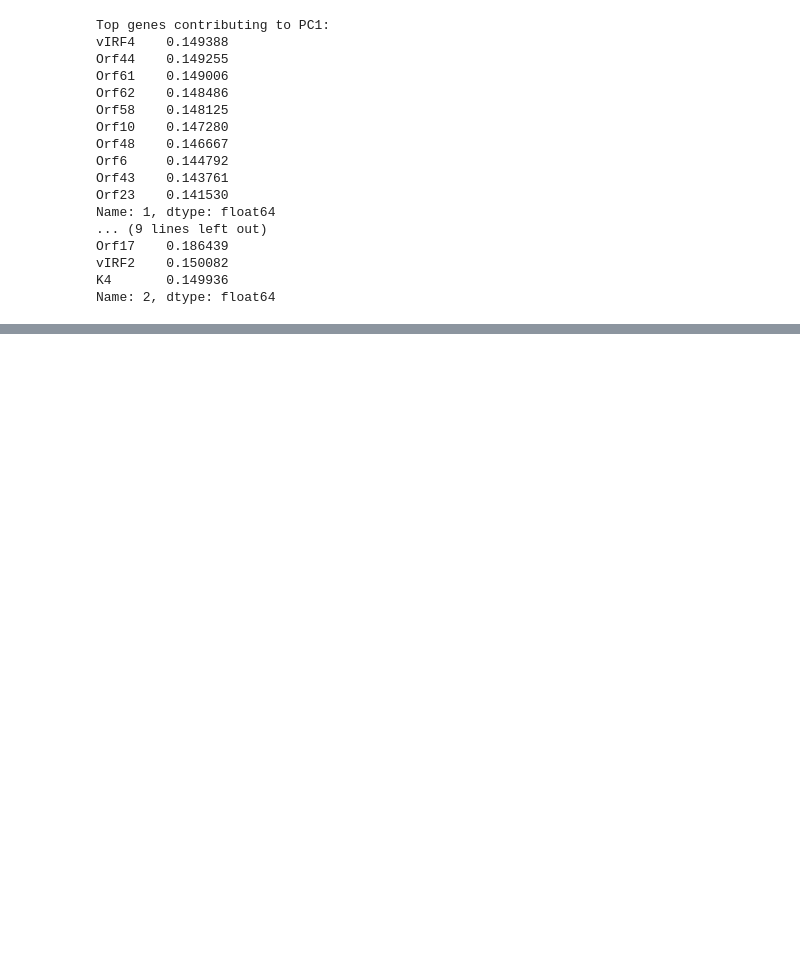
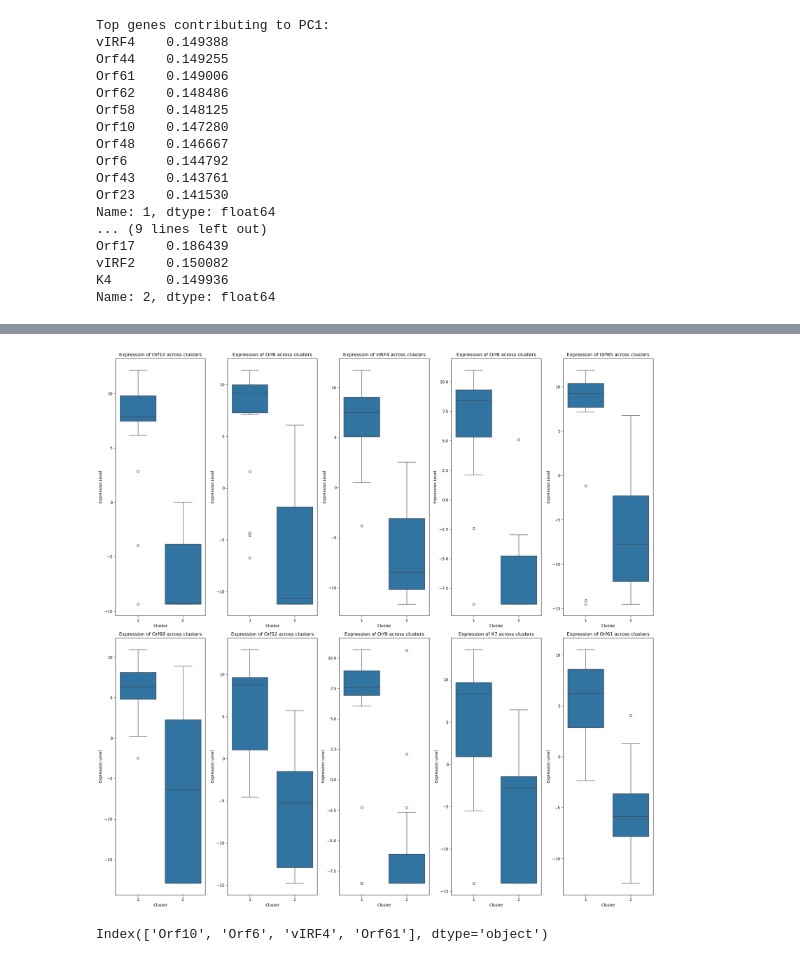
Before and after one commit to alecplotkin/DATA-481-Team-Virology, a Jupyter notebook: Nicolas_Zhang/try2/data_20250318.ipynb, the cells around one changed output, grey strips where cells are left out. Cells and saved outputs as stored; diff of their text form; code cells hidden in the pictures; blank space fills up the shorter version.

```diff
--- a/Nicolas_Zhang/try2/data_20250318.ipynb
+++ b/Nicolas_Zhang/try2/data_20250318.ipynb
@@ -174,0 +168,9 @@ plt.show()
+# %%
+average_expression_t_cluster = average_expression_t.copy()
+average_expression_t_cluster['cluster'] = cluster_assignments.values
+cluster_means = average_expression_t_cluster.groupby('cluster').mean()
+gene_differences = (cluster_means.iloc[0] - cluster_means.iloc[1]).abs().sort_values(ascending=False)
+
+top_genes_differences = gene_differences.head(10)
+print("Top genes with the largest differences between clusters:")
+print(top_genes_differences)
@@ -174,0 +190,18 @@ plt.show()
+# %%
+fig, axes = plt.subplots(2, 5, figsize=(20, 20))
+axes = axes.flatten()
+
+for i, gene in enumerate(top_genes_differences.index):
+    sns.boxplot(ax=axes[i], x=cluster_assignments['cluster'].values, y=average_expression_t[gene])
+    axes[i].set_title(f"Expression of {gene} across clusters")
+    axes[i].set_xlabel("Cluster")
+    axes[i].set_ylabel("Expression Level")
+
+plt.tight_layout()
+plt.show()
+# %% [output]
+[figure, added]
+# %%
+top_genes_differences.index.intersection(important_genes)
+# %% [output]
+Index(['Orf10', 'Orf6', 'vIRF4', 'Orf61'], dtype='object')
```
Also changed, not shown: parts of 5 cells of this notebook.
